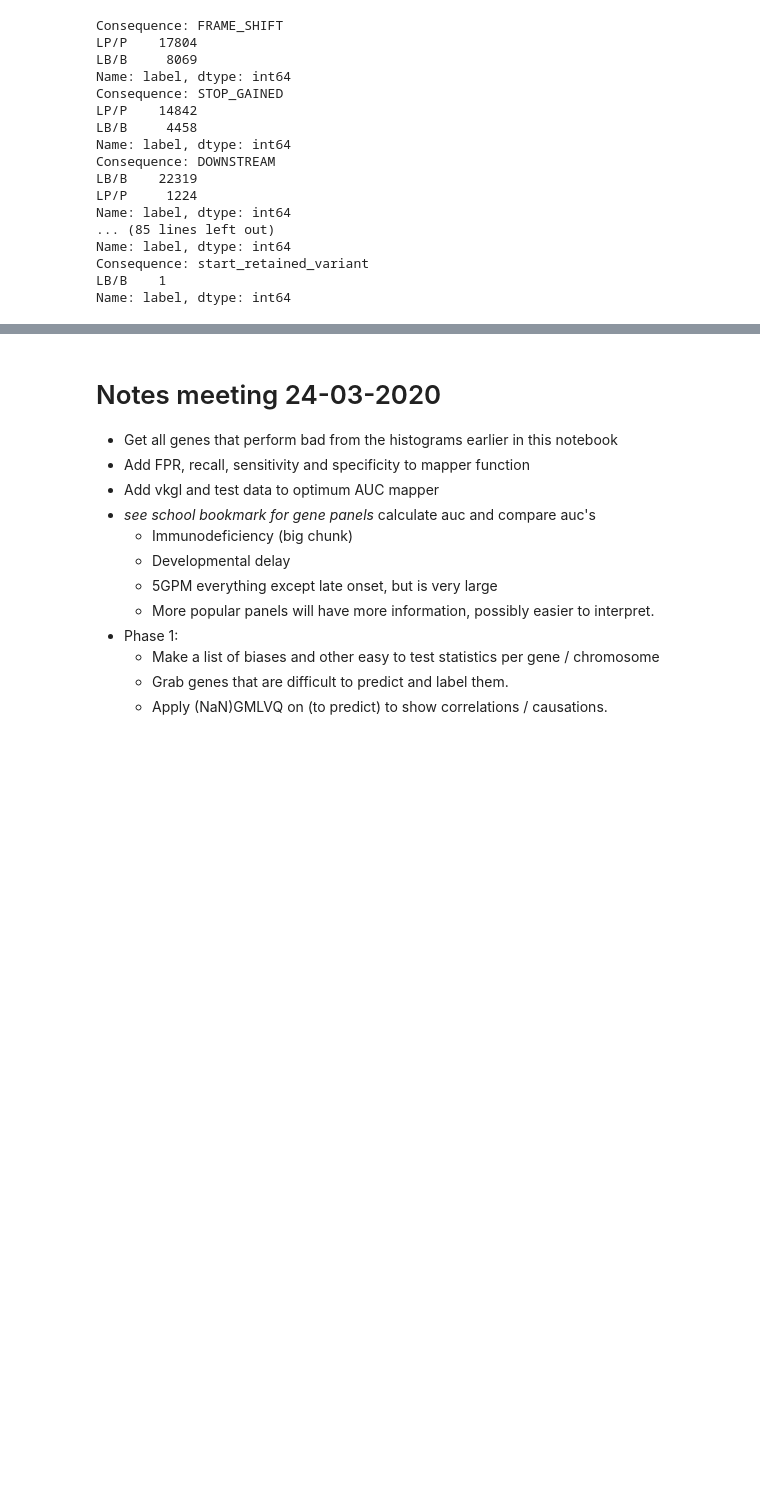
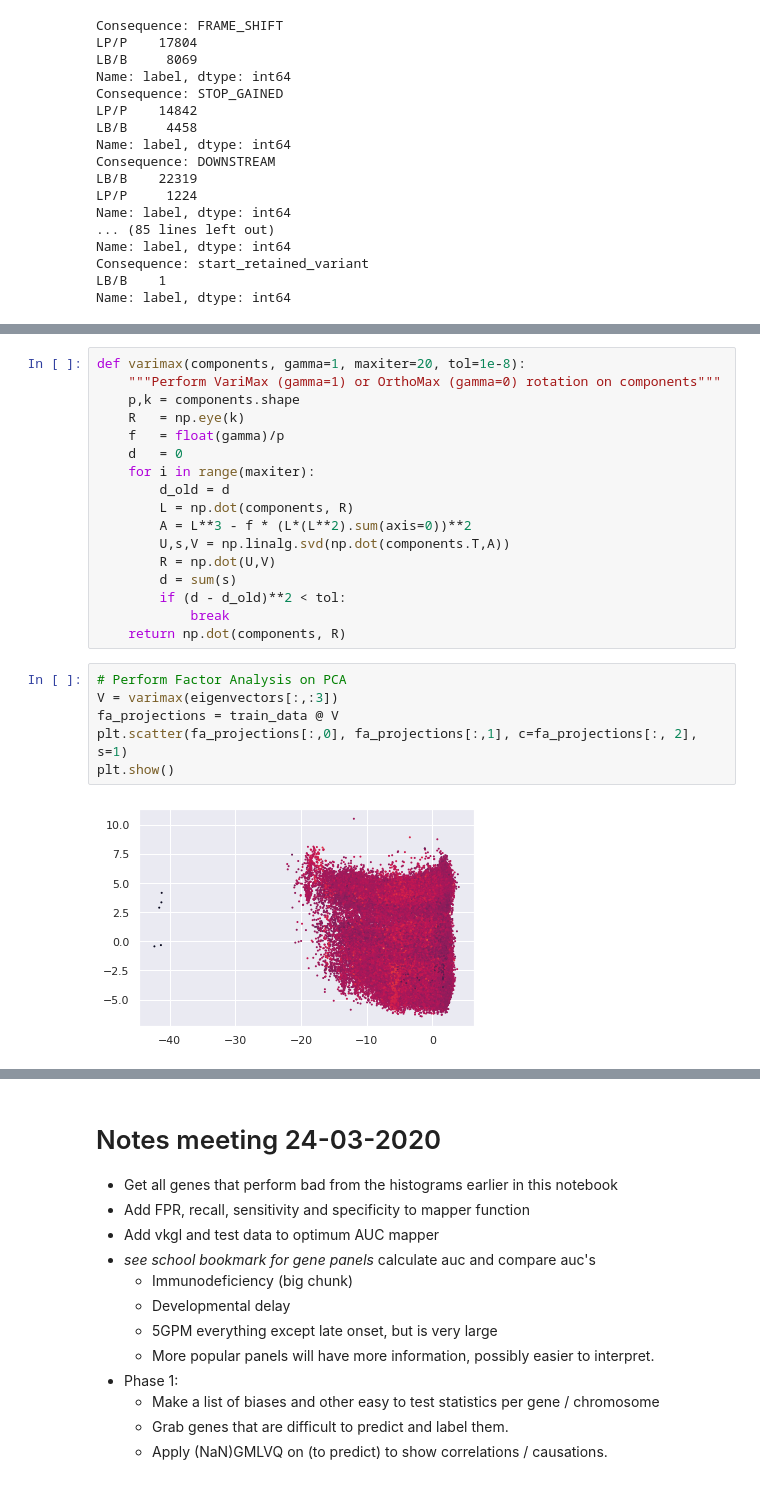
Before and after one commit to SietsmaRJ/dsls_master_thesis, a Jupyter notebook: side_scripts/potential_gene_features.ipynb, the cells around one changed output, grey strips where cells are left out. Cells and saved outputs as stored; diff of their text form; blank space fills up the shorter version.

```diff
--- a/side_scripts/potential_gene_features.ipynb
+++ b/side_scripts/potential_gene_features.ipynb
@@ -186,0 +454,25 @@ full_snv_dataset[full_snv_dataset['consequence'] == consequence]['label'].value_
+# %%
+def varimax(components, gamma=1, maxiter=20, tol=1e-8):
+    """Perform VariMax (gamma=1) or OrthoMax (gamma=0) rotation on components"""
+    p,k = components.shape
+    R   = np.eye(k)
+    f   = float(gamma)/p
+    d   = 0
+    for i in range(maxiter):
+        d_old = d
+        L = np.dot(components, R)
+        A = L**3 - f * (L*(L**2).sum(axis=0))**2
+        U,s,V = np.linalg.svd(np.dot(components.T,A))
+        R = np.dot(U,V)
+        d = sum(s)
+        if (d - d_old)**2 < tol:
+            break
+    return np.dot(components, R)
+# %%
+# Perform Factor Analysis on PCA
+V = varimax(eigenvectors[:,:3])
+fa_projections = train_data @ V
+plt.scatter(fa_projections[:,0], fa_projections[:,1], c=fa_projections[:, 2], s=1)
+plt.show()
+# %% [output]
+[figure, added]
```
Also changed, not shown: parts of 52 cells of this notebook, 2 other files.
